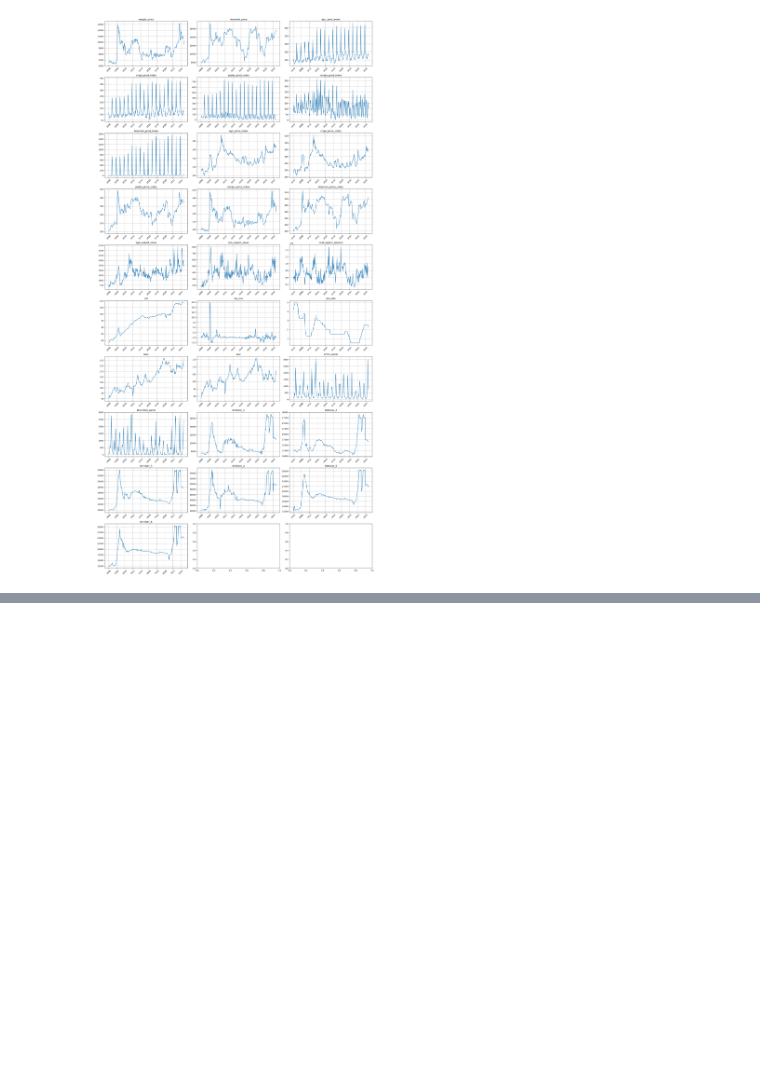
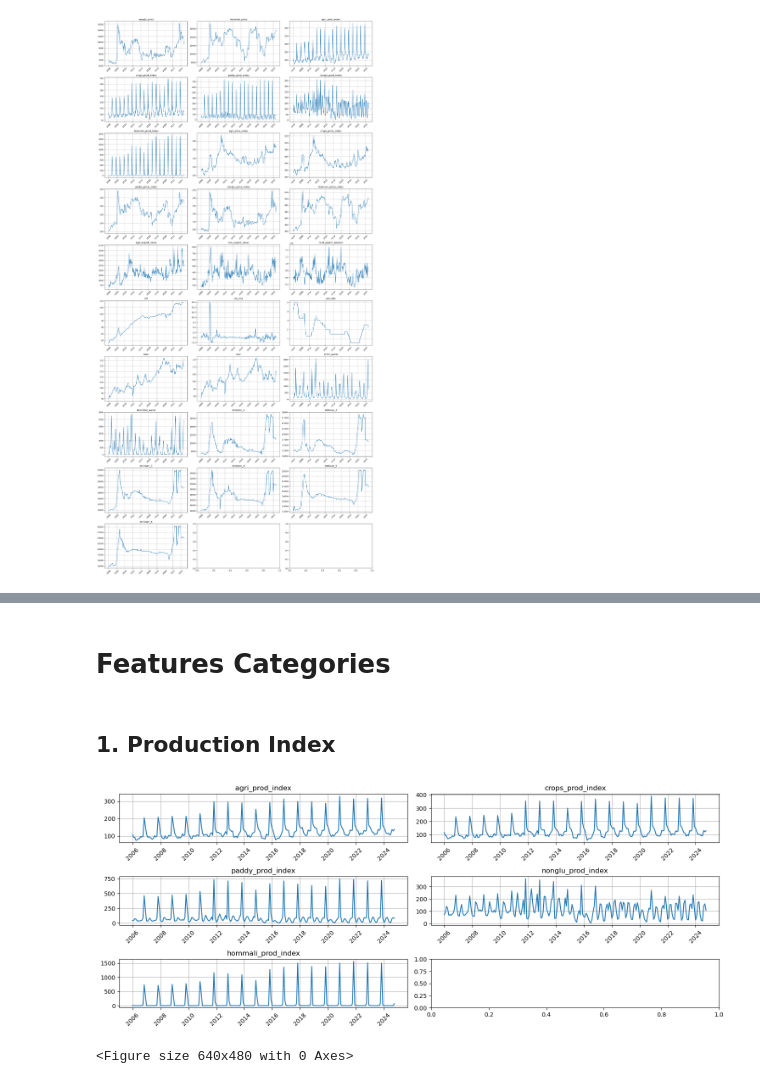
Before and after one commit to ArkiraW/capstone_project, a Jupyter notebook: code/01_eda.ipynb, the cells around one changed output, grey strips where cells are left out. Drawn from its saved outputs; the diff is of its cells as text; code cells hidden in the pictures; blank space fills up the shorter version.

```diff
--- a/code/01_eda.ipynb
+++ b/code/01_eda.ipynb
@@ -170,0 +189,26 @@ plt.show()
+# %% [markdown]
+# Features Categories
+# %% [markdown]
+## 1. Production Index
+# %%
+# Production Index
+columns = ['agri_prod_index', 'crops_prod_index','paddy_prod_index', 'nonglu_prod_index', 'hommali_prod_index']
+
+fig, axes = plt.subplots(nrows=3, ncols=2, figsize=(15, 6))
+axes = axes.ravel()
+
+for idx, col in enumerate(columns):
+    axes[idx].plot(df[col])
+    axes[idx].set_title(col)
+    axes[idx].grid(True)
+    axes[idx].tick_params(axis='x', rotation=45)
+
+plt.tight_layout()
+plt.show()
+
+# saving the plot as an image
+plt.savefig("../figure/Production Index).png")
+plt.show()
+# %% [output]
+[figure, added]
+<Figure size 640x480 with 0 Axes>
```
Also changed, not shown: parts of 16 cells of this notebook, 11 other files.
